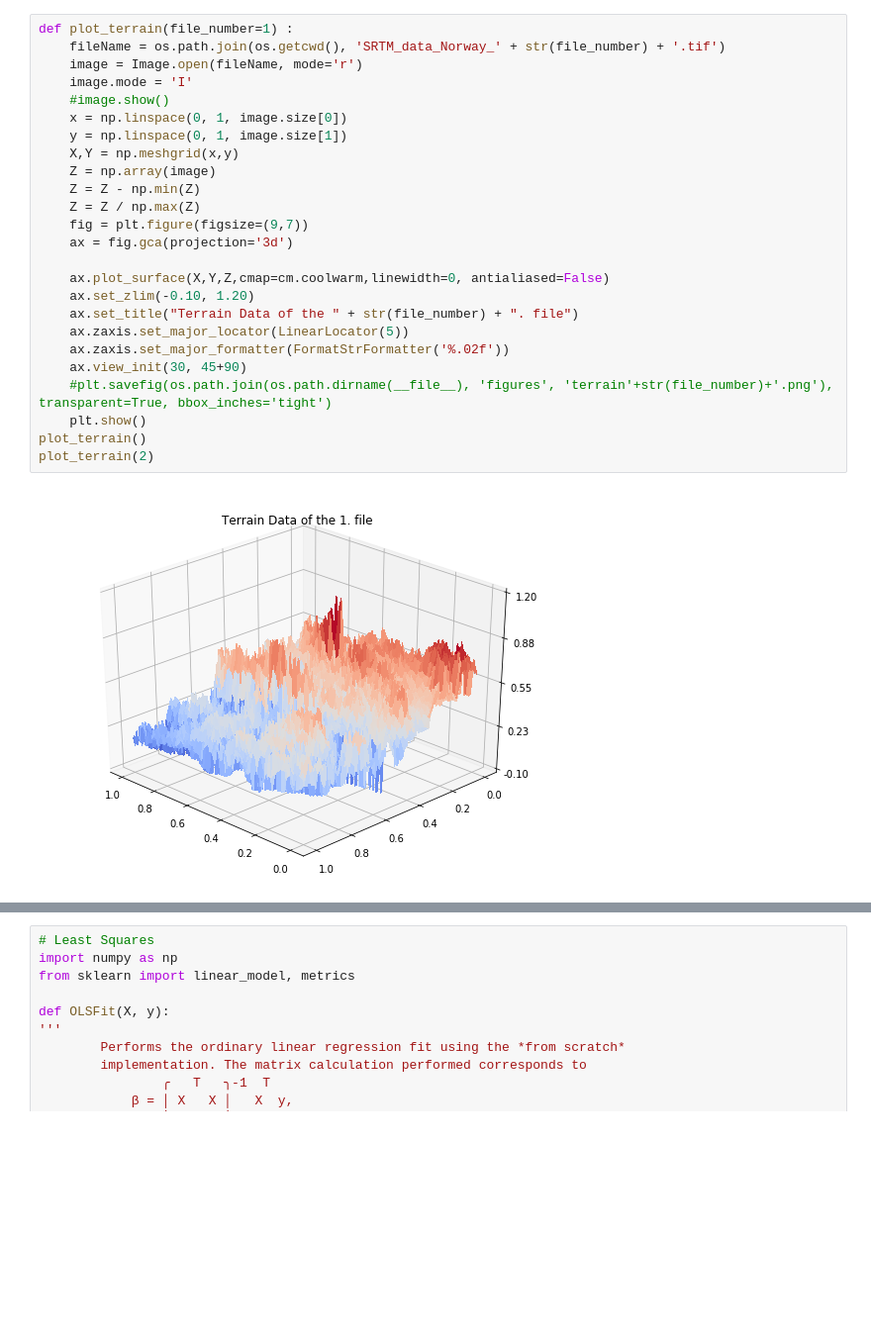
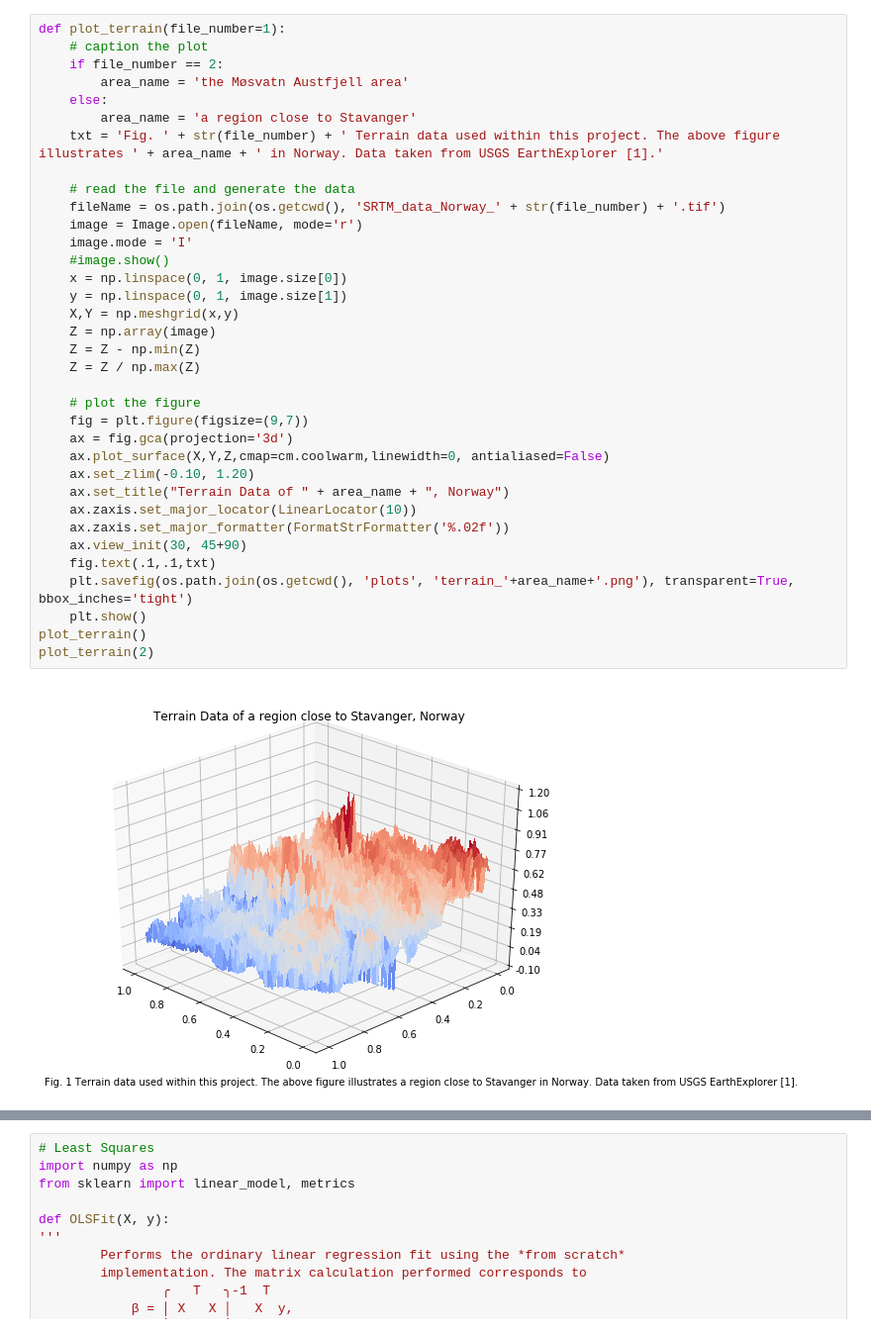
Before and after one commit to lenlehm/Credit_Card_Analysis, a Jupyter notebook: RegressionAnalysisAndResampling.ipynb, the cells around one changed output, grey strips where cells are left out. Shown at 99% size. Saved outputs shown, nothing was run; the diff lists cells and outputs as text; blank space fills up the shorter version.

```diff
--- a/RegressionAnalysisAndResampling.ipynb
+++ b/RegressionAnalysisAndResampling.ipynb
@@ -231,27 +230,37 @@ plt.show()
 # %%
-def plot_terrain(file_number=1) :
+def plot_terrain(file_number=1):
+    # caption the plot
+    if file_number == 2:
+        area_name = 'the Møsvatn Austfjell area'
+    else:
+        area_name = 'a region close to Stavanger'
+    txt = 'Fig. ' + str(file_number) + ' Terrain data used within this project. The above figure illustrates ' + area_name + ' in Norway. Data taken from USGS EarthExplorer [1].'
+
+    # read the file and generate the data
     fileName = os.path.join(os.getcwd(), 'SRTM_data_Norway_' + str(file_number) + '.tif')
     image = Image.open(fileName, mode='r')
     image.mode = 'I'
     #image.show()
     x = np.linspace(0, 1, image.size[0])
     y = np.linspace(0, 1, image.size[1])
     X,Y = np.meshgrid(x,y)
     Z = np.array(image)
     Z = Z - np.min(Z)
     Z = Z / np.max(Z)
+
+    # plot the figure
     fig = plt.figure(figsize=(9,7))
     ax = fig.gca(projection='3d')
-
     ax.plot_surface(X,Y,Z,cmap=cm.coolwarm,linewidth=0, antialiased=False)
     ax.set_zlim(-0.10, 1.20)
-    ax.set_title("Terrain Data of the " + str(file_number) + ". file")
-    ax.zaxis.set_major_locator(LinearLocator(5))
+    ax.set_title("Terrain Data of " + area_name + ", Norway")
+    ax.zaxis.set_major_locator(LinearLocator(10))
     ax.zaxis.set_major_formatter(FormatStrFormatter('%.02f'))
     ax.view_init(30, 45+90)
-    #plt.savefig(os.path.join(os.path.dirname(__file__), 'figures', 'terrain'+str(file_number)+'.png'), transparent=True, bbox_inches='tight')
+    fig.text(.1,.1,txt)
+    plt.savefig(os.path.join(os.getcwd(), 'plots', 'terrain_'+area_name+'.png'), transparent=True, bbox_inches='tight')
     plt.show()
 plot_terrain()
 plot_terrain(2)
 # %% [output]
-[figure, old version]
+[figure, new version]
```
Also changed, not shown: parts of 6 cells of this notebook, 1 other file.
